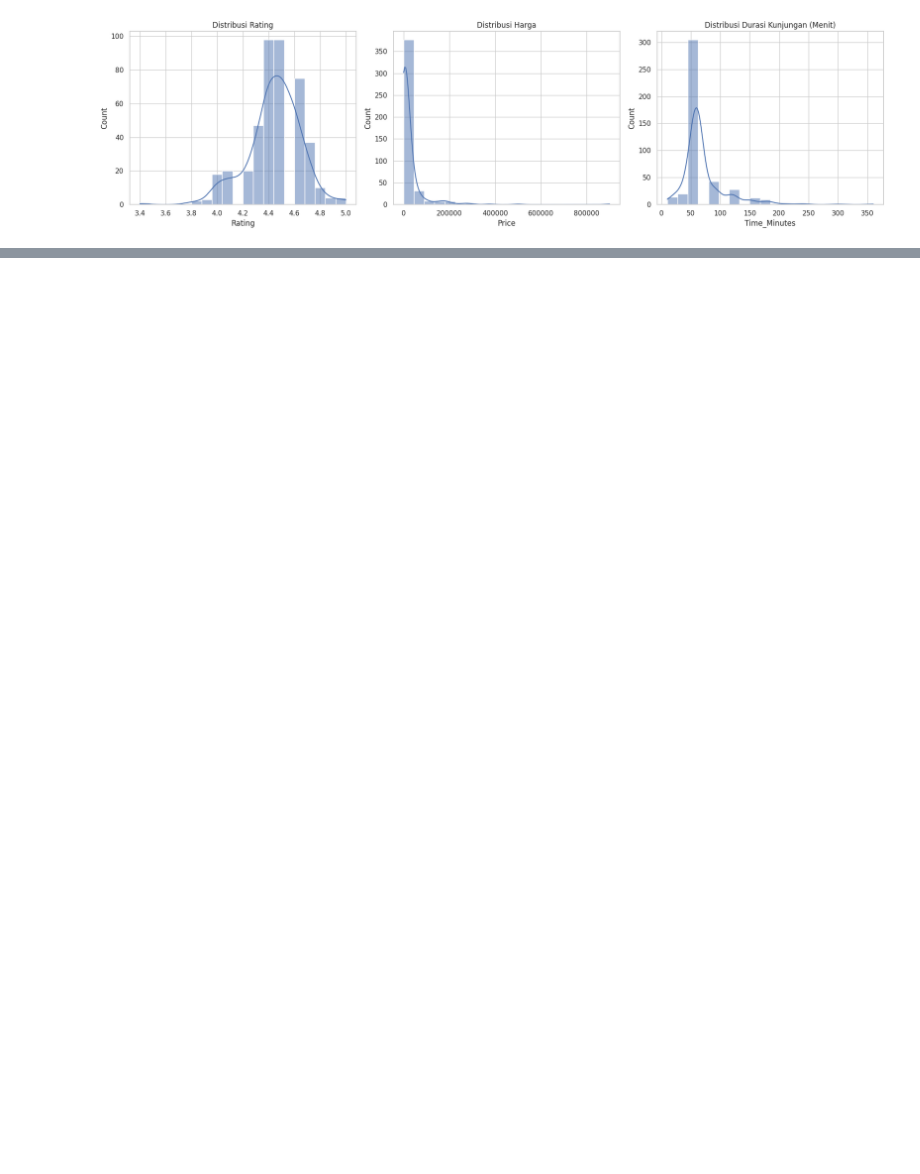
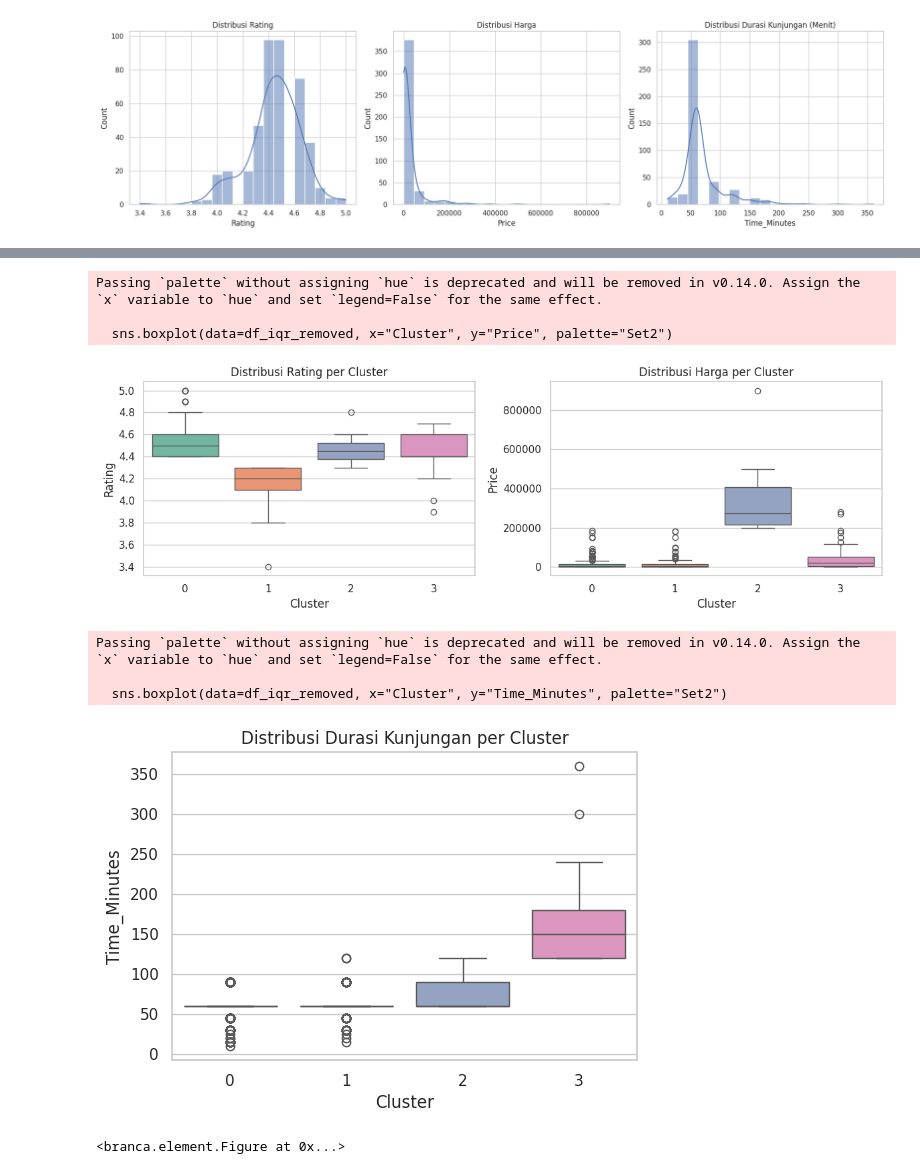
Before and after one commit to beltsazar1/project_pi_dataMining, a Jupyter notebook: projrct_pi.ipynb, the cells around one changed output, grey strips where cells are left out. Saved outputs shown, nothing was run; the diff lists cells and outputs as text; code cells hidden in the pictures; blank space fills up the shorter version.

```diff
--- a/projrct_pi.ipynb
+++ b/projrct_pi.ipynb
@@ -259,0 +324,79 @@ map_wisata
+# %%
+plt.figure(figsize=(12, 4))
+
+plt.subplot(1, 2, 1)
+sns.boxplot(data=df_iqr_removed, x="Cluster", y="Rating", palette="Set2")
+plt.title("Distribusi Rating per Cluster")
+
+plt.subplot(1, 2, 2)
+sns.boxplot(data=df_iqr_removed, x="Cluster", y="Price", palette="Set2")
+plt.title("Distribusi Harga per Cluster")
+
+plt.tight_layout()
+plt.show()
+
+plt.figure(figsize=(6, 4))
+sns.boxplot(data=df_iqr_removed, x="Cluster", y="Time_Minutes", palette="Set2")
+plt.title("Distribusi Durasi Kunjungan per Cluster")
+plt.show()
+# %% [output]
+Passing `palette` without assigning `hue` is deprecated and will be removed in v0.14.0. Assign the `x` variable to `hue` and set `legend=False` for the same effect.
+
+  sns.boxplot(data=df_iqr_removed, x="Cluster", y="Price", palette="Set2")
+[figure, added]
+Passing `palette` without assigning `hue` is deprecated and will be removed in v0.14.0. Assign the `x` variable to `hue` and set `legend=False` for the same effect.
+
+  sns.boxplot(data=df_iqr_removed, x="Cluster", y="Time_Minutes", palette="Set2")
+[figure, added]
+# %%
+cluster_colors = ['red', 'blue', 'purple', 'green']
+map_clustered = folium.Map(location=[-6.5, 107], zoom_start=6)
+marker_cluster = MarkerCluster().add_to(map_clustered)
+
+for _, row in df_iqr_removed.iterrows():
+    cid = row["Cluster"]
+    folium.CircleMarker(
+        location=[row["Lat"], row["Long"]],
+        radius=5,
+        color=cluster_colors[cid],
+        fill=True,
+        fill_color=cluster_colors[cid],
+        fill_opacity=0.8,
+        tooltip=(
+            f"<b>{row['Place_Name']}</b><br>"
+            f"Rating: {row['Rating']}<br>"
+            f"Harga: Rp{int(row['Price'])}<br>"
+            f"Durasi: {int(row['Time_Minutes'])} menit<br>"
+            f"Cluster: {cid}"
+        )
+    ).add_to(marker_cluster)
+
+# Tambahkan legend (keterangan cluster)
+legend_html = """
+{% macro html(this, kwargs) %}
+<div style="
+    position: fixed;
+    top: 50px;
+    right: 50px;
+    z-index: 9999;
+    background-color: white;
+    padding: 10px;
+    border: 2px solid grey;
+    border-radius: 5px;
+    box-shadow: 2px 2px 5px rgba(0,0,0,0.3);
+">
+    <h4 style="margin-top:0">Cluster Legend</h4>
+    <ul style="list-style: none; padding: 0; margin: 0;">
+        <li><span style="background:red; width:10px; height:10px; display:inline-block; margin-right:6px;"></span>Cluster 0</li>
+        <li><span style="background:blue; width:10px; height:10px; display:inline-block; margin-right:6px;"></span>Cluster 1</li>
+        <li><span style="background:purple; width:10px; height:10px; display:inline-block; margin-right:6px;"></span>Cluster 2</li>
+        <li><span style="background:green; width:10px; height:10px; display:inline-block; margin-right:6px;"></span>Cluster 3</li>
+    </ul>
+</div>
+{% endmacro %}
+"""
+legend = MacroElement()
+legend._template = Template(legend_html)
+map_clustered.get_root().add_child(legend)
+# %% [output]
+<branca.element.Figure at 0x...>
```
Also changed, not shown: parts of 8 cells of this notebook.
